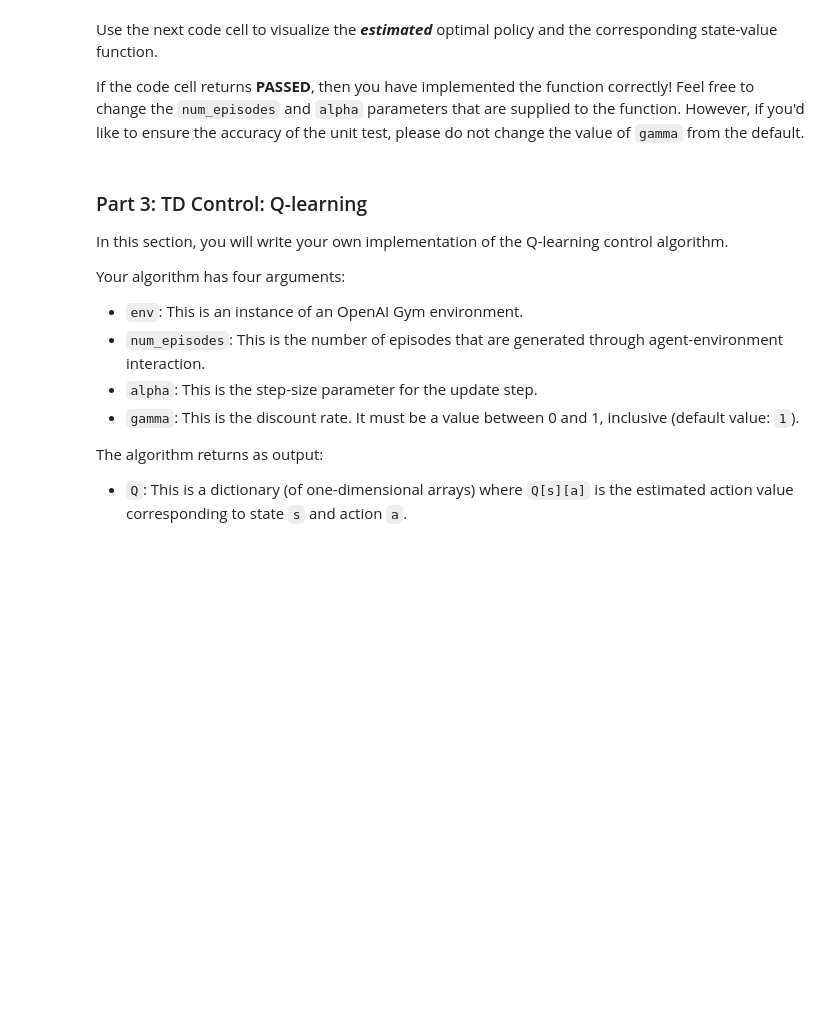
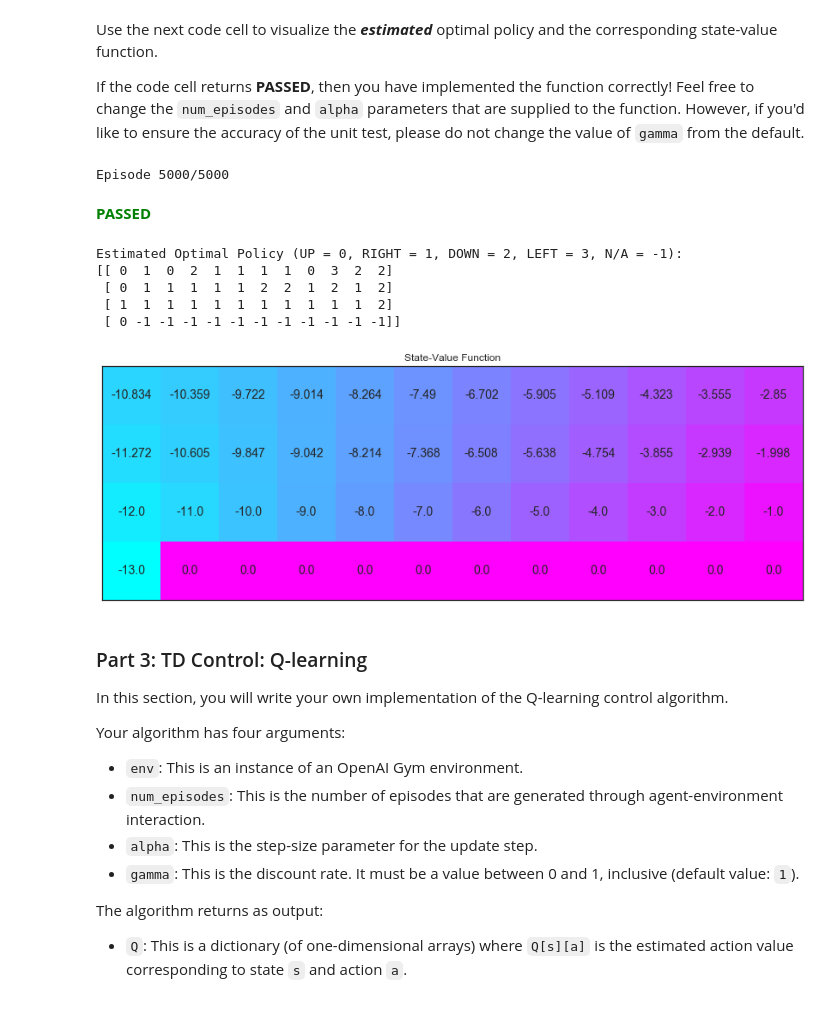
Before and after one commit to sjmiller8182/ML_Class, a Jupyter notebook: Reinforcement Learning/Temporal_Difference.ipynb, the cells around one changed output. Drawn from its saved outputs; the diff is of its cells as text; code cells hidden in the pictures; blank space fills up the shorter version.

Commit message:
completed step 3

```diff
--- a/Reinforcement Learning/Temporal_Difference.ipynb
+++ b/Reinforcement Learning/Temporal_Difference.ipynb
@@ -159,0 +162,13 @@ def sarsa(env, num_episodes, alpha, gamma=1.0):
+# %%
+def update_Q(Qsa, Qsa_next, reward, alpha, gamma):
+    """ updates the action-value function estimate using the most recent time step """
+    return Qsa + (alpha * (reward + (gamma * Qsa_next) - Qsa))
+
+def epsilon_greedy_probs(env, Q_s, i_episode, eps=None):
+    """ obtains the action probabilities corresponding to epsilon-greedy policy """
+    epsilon = 1.0 / i_episode
+    if eps is not None:
+        epsilon = eps
+    policy_s = np.ones(env.nA) * epsilon / env.nA
+    policy_s[np.argmax(Q_s)] = 1 - epsilon + (epsilon / env.nA)
+    return policy_s
@@ -164,16 +233,25 @@ If the code cell returns **PASSED**, then you have implemented the function corr
 # %%
 # obtain the estimated optimal policy and corresponding action-value function
 Q_sarsa = sarsa(env, 5000, .01)
 
 # print the estimated optimal policy
 policy_sarsa = np.array([np.argmax(Q_sarsa[key]) if key in Q_sarsa else -1 for key in np.arange(48)]).reshape(4,12)
-check_test.run_check('td_control_check', policy_sarsa)
+check_test_td.run_check('td_control_check', policy_sarsa)
 print("\nEstimated Optimal Policy (UP = 0, RIGHT = 1, DOWN = 2, LEFT = 3, N/A = -1):")
 print(policy_sarsa)
 
 # plot the estimated optimal state-value function
 V_sarsa = ([np.max(Q_sarsa[key]) if key in Q_sarsa else 0 for key in np.arange(48)])
 plot_values(V_sarsa)
+# %% [output]
+Episode 5000/5000
+**<span style="color: green;">PASSED</span>**
+Estimated Optimal Policy (UP = 0, RIGHT = 1, DOWN = 2, LEFT = 3, N/A = -1):
+[[ 0  1  0  2  1  1  1  1  0  3  2  2]
+ [ 0  1  1  1  1  1  2  2  1  2  1  2]
+ [ 1  1  1  1  1  1  1  1  1  1  1  2]
+ [ 0 -1 -1 -1 -1 -1 -1 -1 -1 -1 -1 -1]]
+[figure, added]
 # %% [markdown]
 ### Part 3: TD Control: Q-learning
 
```
Also changed, not shown: parts of 8 cells of this notebook.
